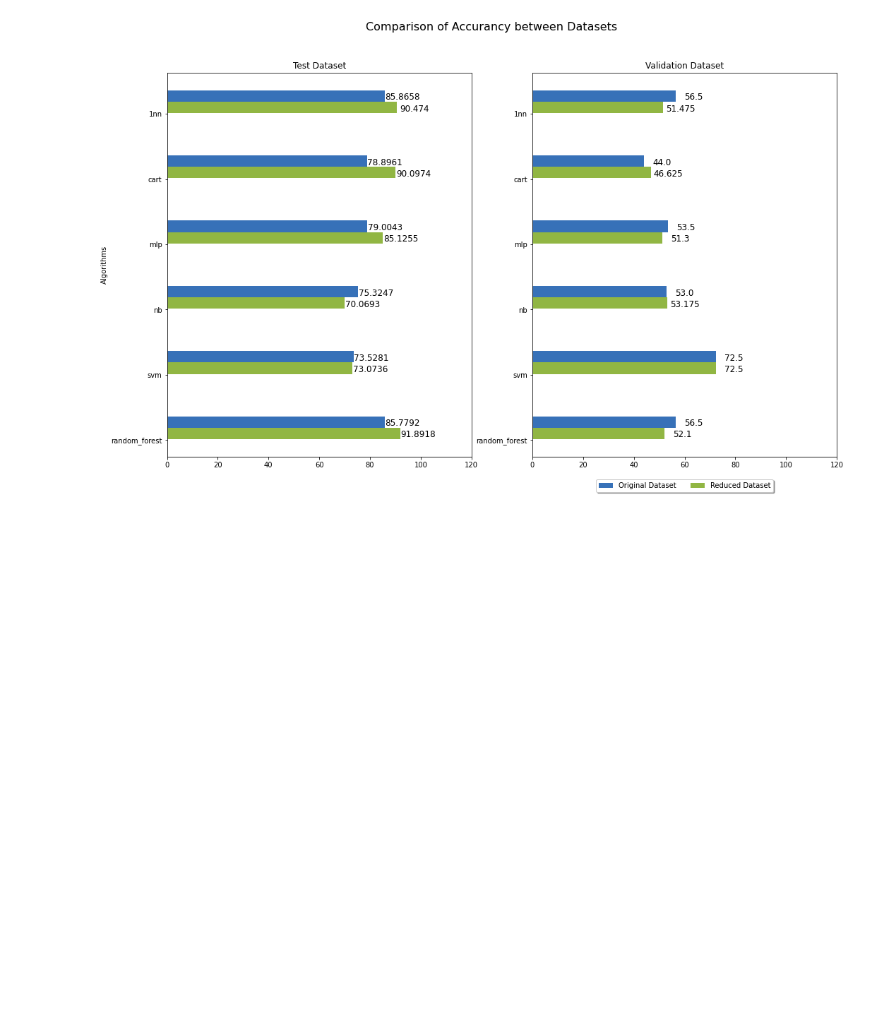
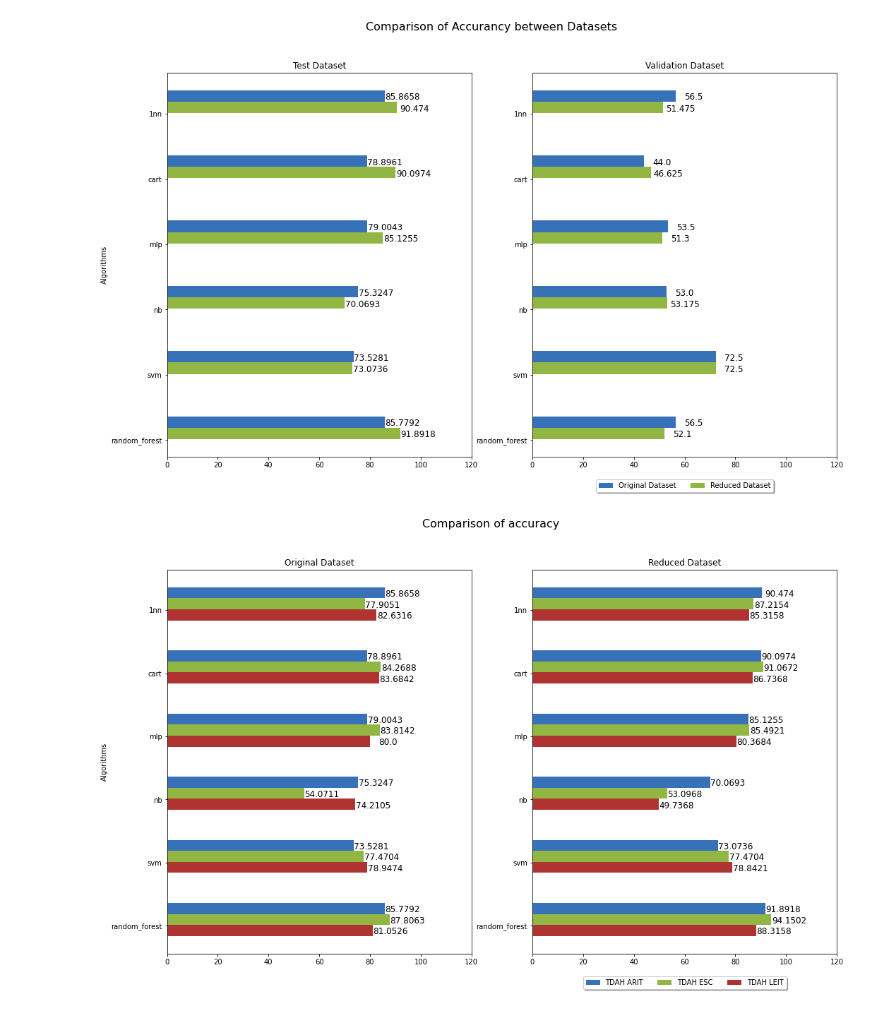
Before and after one commit to HenriqueHott/miloud-2013-ant-is, a Jupyter notebook: analytics.ipynb, the cells around one changed output. Cells and saved outputs as stored; diff of their text form; code cells hidden in the pictures; blank space fills up the shorter version.

```diff
--- a/analytics.ipynb
+++ b/analytics.ipynb
@@ -255,3 +255,78 @@ plt.show()
 [56.5, 44.0, 53.5, 53.0, 72.5, 56.5]
 [51.475, 46.625, 51.3, 53.175, 72.5, 52.1]
 [figure]
+# %%
+metric = "accuracy"
+
+# acuracia base de treino
+full_arit = [round(arit[algo_name]["full"]["avg_scores"][metric]*100, 4) for algo_name in algo_names]
+full_esc = [round(esc[algo_name]["full"]["avg_scores"][metric]*100, 4) for algo_name in algo_names]
+full_leit = [round(leit[algo_name]["full"]["avg_scores"][metric]*100, 4) for algo_name in algo_names]
+
+reduced_arit = [round(arit[algo_name]["reduced"]["avg_scores"][metric]*100, 4) for algo_name in algo_names]
+reduced_esc = [round(esc[algo_name]["reduced"]["avg_scores"][metric]*100, 4) for algo_name in algo_names]
+reduced_leit = [round(leit[algo_name]["reduced"]["avg_scores"][metric]*100, 4) for algo_name in algo_names]
+
+
+
+#Definindo o numero de colunas e o numero de agrupamentos
+number_columns = len(algo_names)
+number_groups = 3
+
+# Definindo a largura das barras
+barWidth = 0.21
+
+#Espaçamento entre barras
+espacamentoEntreBarras = 0.00
+
+#espaçamento de um grupo no outro
+espacamentoEntreGrupos = 1.2
+
+# Aumentando o gráfico
+plt.rcParams['figure.figsize'] = (17,10)
+
+# fig, ((ax0, ax1, ax2)) = plt.subplots(nrows=1, ncols=3)
+fig, ((ax0, ax1)) = plt.subplots(nrows=1, ncols=2)
+
+# Definindo a posição das barras
+r1 = [(x * espacamentoEntreGrupos + espacamentoEntreBarras) *-1 for x in range(number_columns)]
+r2 = [(x - barWidth - espacamentoEntreBarras) for x in r1]
+r3 = [x - barWidth - espacamentoEntreBarras for x in r2]
+# r4 = [x - barWidth - espacamentoEntreBarras for x in r3]
+
+# Criando as barras
+label1 = ax0.barh(r1, full_arit, barWidth, color='#3771B8', label='TDAH ARIT')
+label2 = ax0.barh(r2, full_esc, barWidth, color='#91B643', label='TDAH ESC')
+label3 = ax0.barh(r3, full_leit, barWidth, color='#AF3330', label='TDAH LEIT')
+
+ax0.set_xticks(np.arange(0, 140, 20))
+ax0.set_yticks([r - barWidth - espacamentoEntreBarras - 0.12 for r in r1])
+ax0.set_yticklabels(algo_names)
+ax0.set_title('Original Dataset')
+ax0.set_ylabel('Algorithms')
+
+autolabel(ax0, label1)
+autolabel(ax0, label2)
+autolabel(ax0, label3)
+
+
+# Criando as barras
+label1 = ax1.barh(r1, reduced_arit, barWidth, color='#3771B8', label='TDAH ARIT')
+label2 = ax1.barh(r2, reduced_esc, barWidth, color='#91B643', label='TDAH ESC')
+label3 = ax1.barh(r3, reduced_leit, barWidth, color='#AF3330', label='TDAH LEIT')
+
+ax1.set_xticks(np.arange(0, 140, 20))
+ax1.set_yticks([r - barWidth - espacamentoEntreBarras - 0.12 for r in r1])
+ax1.set_yticklabels(algo_names)
+ax1.set_title('Reduced Dataset')
+ax1.legend(loc='upper center', bbox_to_anchor=(0.5, -0.05), fancybox=True, shadow=True, ncol=4)
+
+autolabel(ax1, label1)
+autolabel(ax1, label2)
+autolabel(ax1, label3)
+
+
+plt.suptitle(f'Comparison of {metric}', fontsize=16)
+plt.show()
+# %% [output]
+[figure, added]
```
